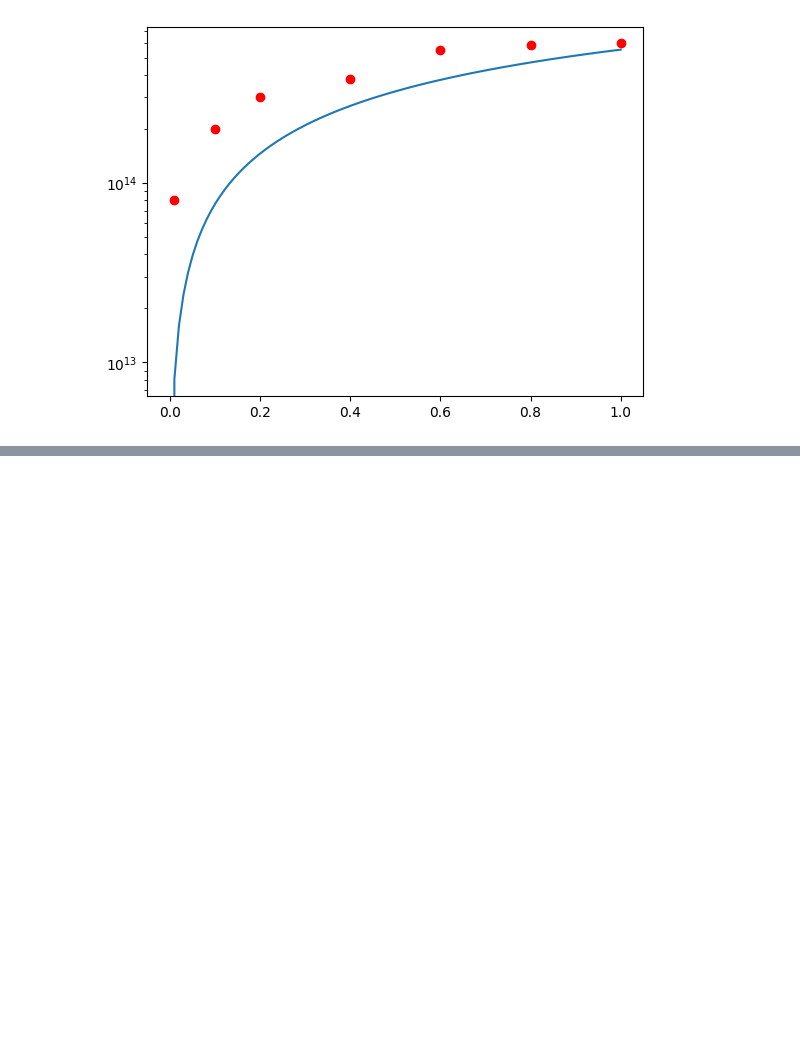
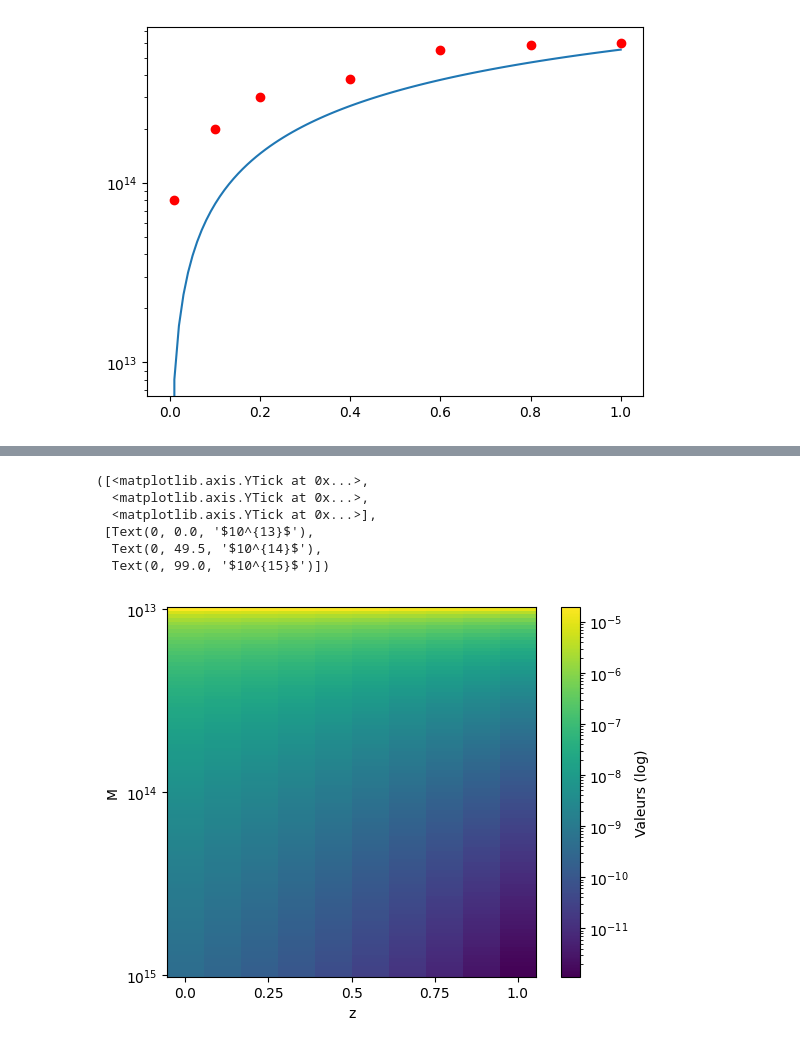
Before and after one commit to Thomas054/My_hmf, a Jupyter notebook: 2 Test_NumberCount.ipynb, the cells around one changed output, grey strips where cells are left out. Drawn from its saved outputs; the diff is of its cells as text; code cells hidden in the pictures; blank space fills up the shorter version.

```diff
--- a/2 Test_NumberCount.ipynb
+++ b/2 Test_NumberCount.ipynb
@@ -79,0 +106,28 @@ plt.show()
+# %%
+from matplotlib.colors import LogNorm
+from matplotlib.ticker import ScalarFormatter
+
+
+
+plt.imshow(number_count, norm = LogNorm(), aspect='equal')
+plt.colorbar(label="Valeurs (log)")
+plt.xticks(np.linspace(0, N_z-1, 5), np.linspace(0, zmax, 5))
+plt.xlabel("z")
+plt.ylabel("M")
+
+# Configurer les ticks en puissance de 10 sur l'axe Y
+formatter = ScalarFormatter(useMathText=True)
+formatter.set_powerlimits((0, 0))  # Toujours utiliser la notation scientifique
+plt.gca().yaxis.set_major_formatter(formatter)
+plt.gca().set_aspect(N_z/N_m, adjustable='box')
+
+y_ticks = np.linspace(mf.m[0], mf.m[-1], 3)
+plt.yticks(np.linspace(0, N_m-1, 3), labels=[f"$10^{{{int(np.log10(tick))}}}$" for tick in y_ticks])
+# %% [output]
+([<matplotlib.axis.YTick at 0x...>,
+  <matplotlib.axis.YTick at 0x...>,
+  <matplotlib.axis.YTick at 0x...>],
+ [Text(0, 0.0, '$10^{13}$'),
+  Text(0, 49.5, '$10^{14}$'),
+  Text(0, 99.0, '$10^{15}$')])
+[figure, added]
```
Also changed, not shown: parts of 8 cells of this notebook, 2 other files.
